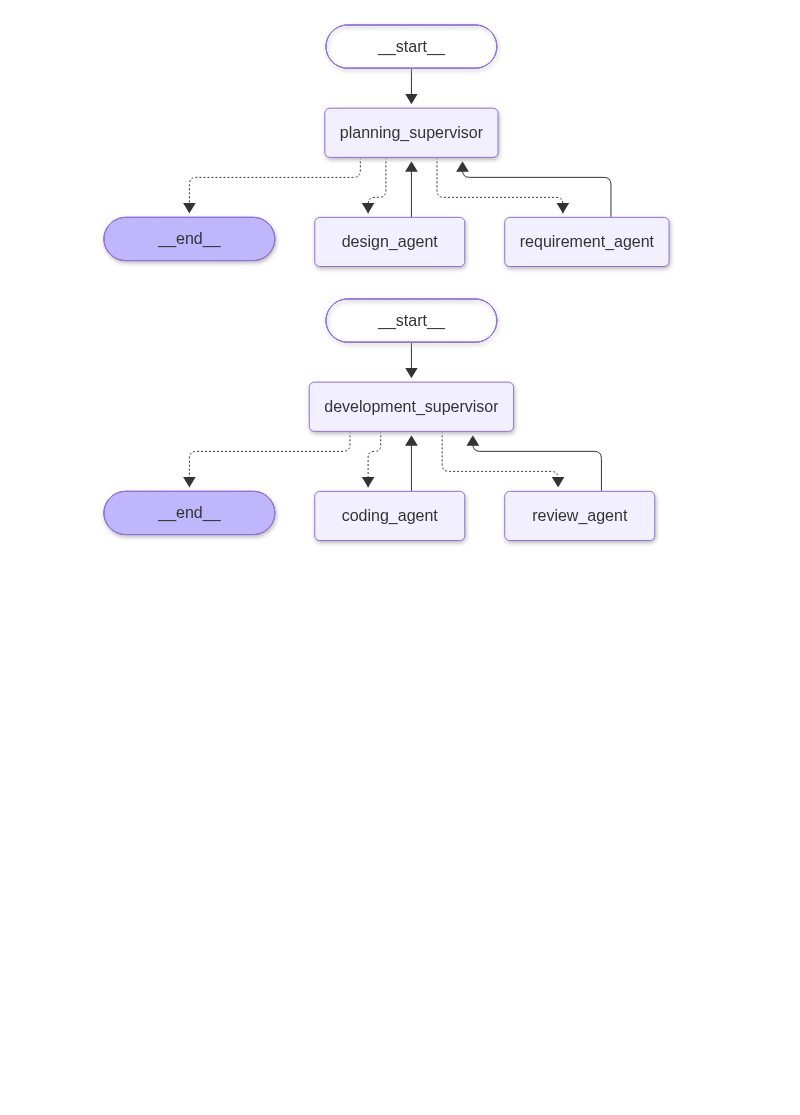
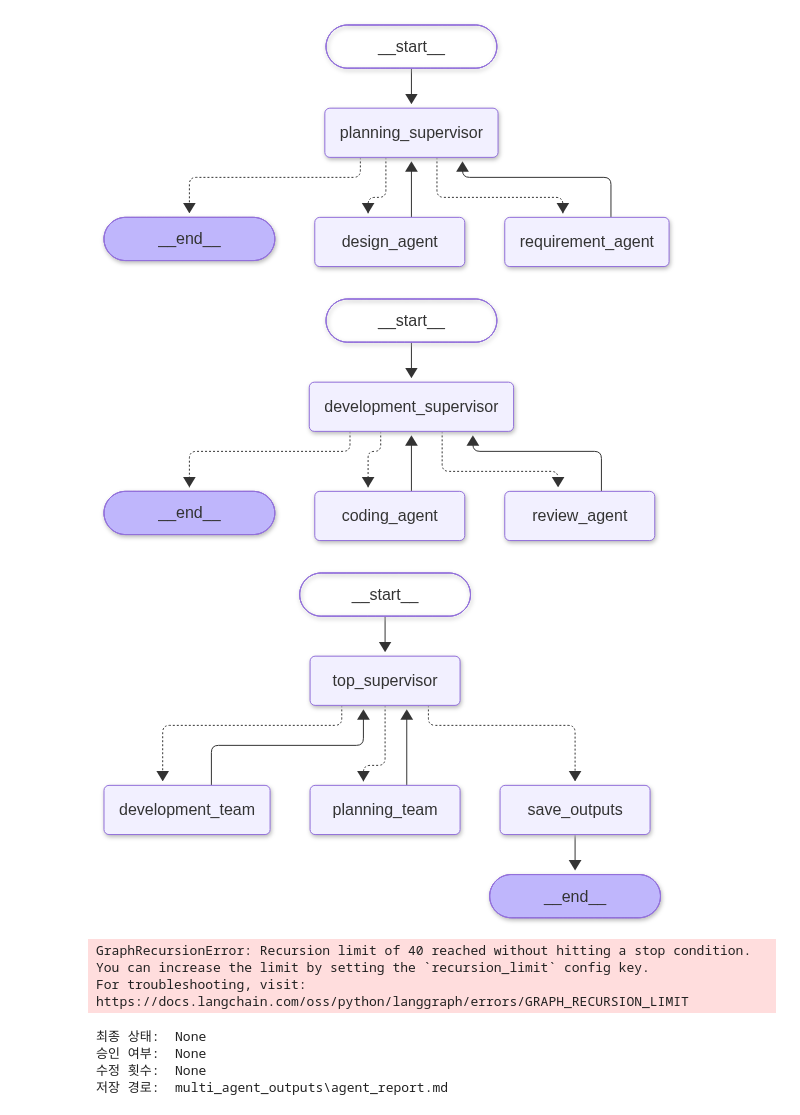
Before and after one commit to kjalh/14_Agent, a Jupyter notebook: 06_멀티에이전트.ipynb, the cells around one changed output. Drawn from its saved outputs; the diff is of its cells as text; code cells hidden in the pictures; blank space fills up the shorter version.

```diff
--- a/06_멀티에이전트.ipynb
+++ b/06_멀티에이전트.ipynb
@@ -693,7 +693,7 @@ load_dotenv()
 # %% [output]
 True
 # %%
-MODEL_NAME = os.getenv("OPENAI_API_KEY", "gpt-5.6-luna")
+MODEL_NAME = os.getenv("OPENAI_MODEL", "gpt-5.6-luna")
 
 # 최초 코드 생성을 포함하지 않은 실제 수정 횟수
 MAX_REVISIONS = 2
@@ -762,7 +762,7 @@ def get_review_llm():
     return _review_llm
 
 def ask(system: str, user: str) -> str:
-    content = get_llm().invoke([("system", system), ("human", user)])
+    content = get_llm().invoke([("system", system), ("human", user)]).content
 
     if not isinstance(content, str):
         raise TypeError("LLM 응답이 문자열이 아닙니다. 응답 형식을 확인하세요.")
@@ -771,7 +771,7 @@ def ask(system: str, user: str) -> str:
 # %%
 # Planning Team 요구사항 분석 > 설계
 def planning_supervisor(s: PlanningState) -> Command[Literal["requirement_agent", "design_agent", "__end__"]]:
-    if not s.get("reqiorements"):
+    if not s.get("requirements"):
         return Command(goto="requirement_agent")
     if not s.get("design"):
         return Command(goto="design_agent")
@@ -786,7 +786,7 @@ def requirement_agent(s: PlanningState) -> dict:
     )
     if not result:
         raise ValueError("요구사항 분석 결과가 비어 있습니다.")
-    return {"requirement": result}
+    return {"requirements": result}
 
 def design_agent(s: PlanningState) -> dict:
     result = ask(
@@ -925,7 +925,7 @@ def run_planning(s: ProjectState) -> dict:
 
 def run_development(s: ProjectState) -> dict:
     child_input: DevelopmentState = {
-        "request": s["result"], "requirements": s['requirements'],
+        "request": s["request"], "requirements": s['requirements'],
         "design": s["design"], "code": s.get("code", ""),
         "review": s.get("review", ""), "approved": s.get("approved", False),
         "reviewed": False,
@@ -947,4 +947,34 @@ def save_outputs(s: ProjectState) -> dict:
     )
     return {"saved_path": str(folder.resolve()), "status": status}
 # %%
-top_builder =
+top_builder = StateGraph(ProjectState)
+top_builder.add_node("top_supervisor", top_supervisor)
+top_builder.add_node("planning_team", run_planning)
+top_builder.add_node("development_team", run_development)
+top_builder.add_node("save_outputs", save_outputs)
+top_builder.add_edge(START, "top_supervisor")
+top_builder.add_edge("planning_team", "top_supervisor")
+top_builder.add_edge("development_team", "top_supervisor")
+top_builder.add_edge("save_outputs", END)
+graph = top_builder.compile()
+graph
+# %% [output]
+[figure, added]
+# %%
+USER_REQUEST = ("학생 성적 관리 프로그램을 만들어줘. 학생 이름과 점수를 등록할 수 있고 전체 학생 목록 조회, 평균 점수 계산, 최고 점수 학생 조회 기능이 필요해")
+
+result = graph.invoke({"request": USER_REQUEST, "revision_count": 0}, config={"recursion_limit":40})
+# %% [output]
+GraphRecursionError: Recursion limit of 40 reached without hitting a stop condition. You can increase the limit by setting the `recursion_limit` config key.
+For troubleshooting, visit: https://docs.langchain.com/oss/python/langgraph/errors/GRAPH_RECURSION_LIMIT
+# %%
+print("최종 상태: ", result.get("status"))
+print("승인 여부: ", result.get("approved"))
+print("수정 횟수: ", result.get("revision_count"))
+print("저장 경로: ", result.get("saved_path"))
+print("검토 의견: ", result.get("review"))
+# %% [output]
+최종 상태:  None
+승인 여부:  None
+수정 횟수:  None
+저장 경로:  multi_agent_outputs\agent_report.md
```
Also changed, not shown: 4 other files.
